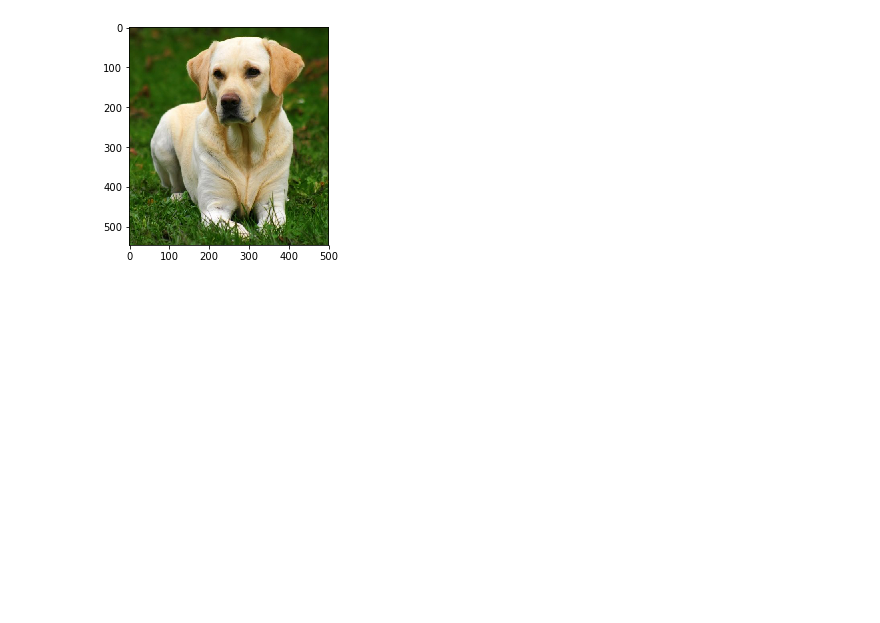
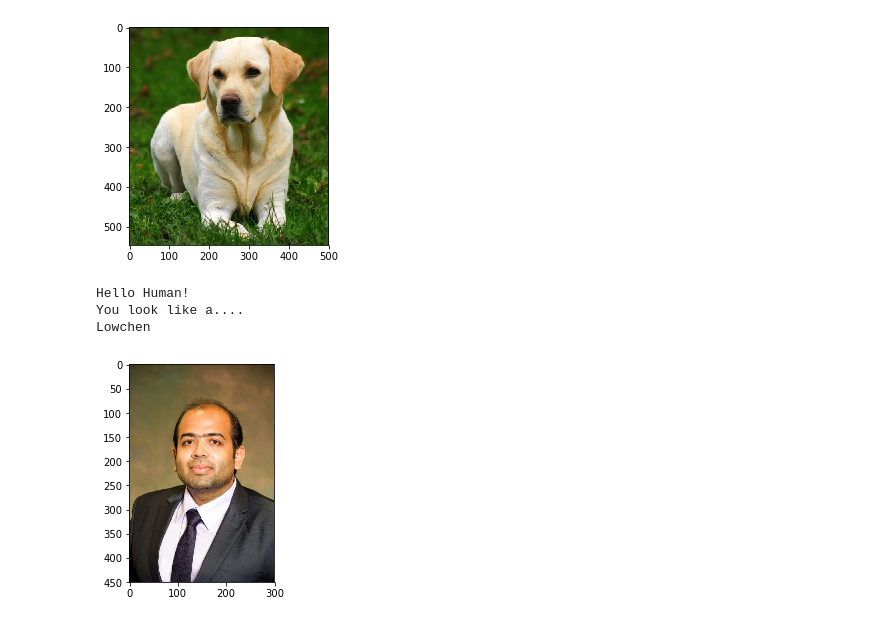
Before and after one commit to anshulprakash/dog-breed-classifier, a Jupyter notebook: dog_app.ipynb, the cells around one changed output. Saved outputs shown, nothing was run; the diff lists cells and outputs as text; code cells hidden in the pictures; blank space fills up the shorter version.

```diff
--- a/dog_app.ipynb
+++ b/dog_app.ipynb
@@ -376,7 +380,7 @@ model.add(MaxPooling2D(pool_size=2))
 model.add(Conv2D(filters=32, kernel_size=2, padding='same', activation='relu'))
 model.add(MaxPooling2D(pool_size=2))
 model.add(Conv2D(filters=64, kernel_size=2, padding='same', activation='relu'))
-model.add(MaxPooling2D(pool_size=2))
+#model.add(MaxPooling2D(pool_size=2))
 model.add(GlobalAveragePooling2D())
 model.add(Dense(133, activation='softmax'))
 
@@ -423,5 +427,5 @@ checkpointer = ModelCheckpoint(filepath='saved_models/weights.best.from_scratch.
 
 model.fit(train_tensors, train_targets,
           validation_data=(valid_tensors, valid_targets),
-          epochs=epochs, batch_size=20, callbacks=[checkpointer], verbose=1)
+          epochs=epochs, batch_size=20, callbacks=[checkpointer], verbose=0)
 # %% [output]
@@ -815,3 +812,10 @@ Cute Dog!
 The dogs breed i....
 Labrador_retriever
 [figure]
+# %%
+algorithm('images/download.png')
+# %% [output]
+Hello Human!
+You look like a....
+Lowchen
+[figure, added]
```
Also changed, not shown: parts of 17 cells of this notebook, 12 other files.
